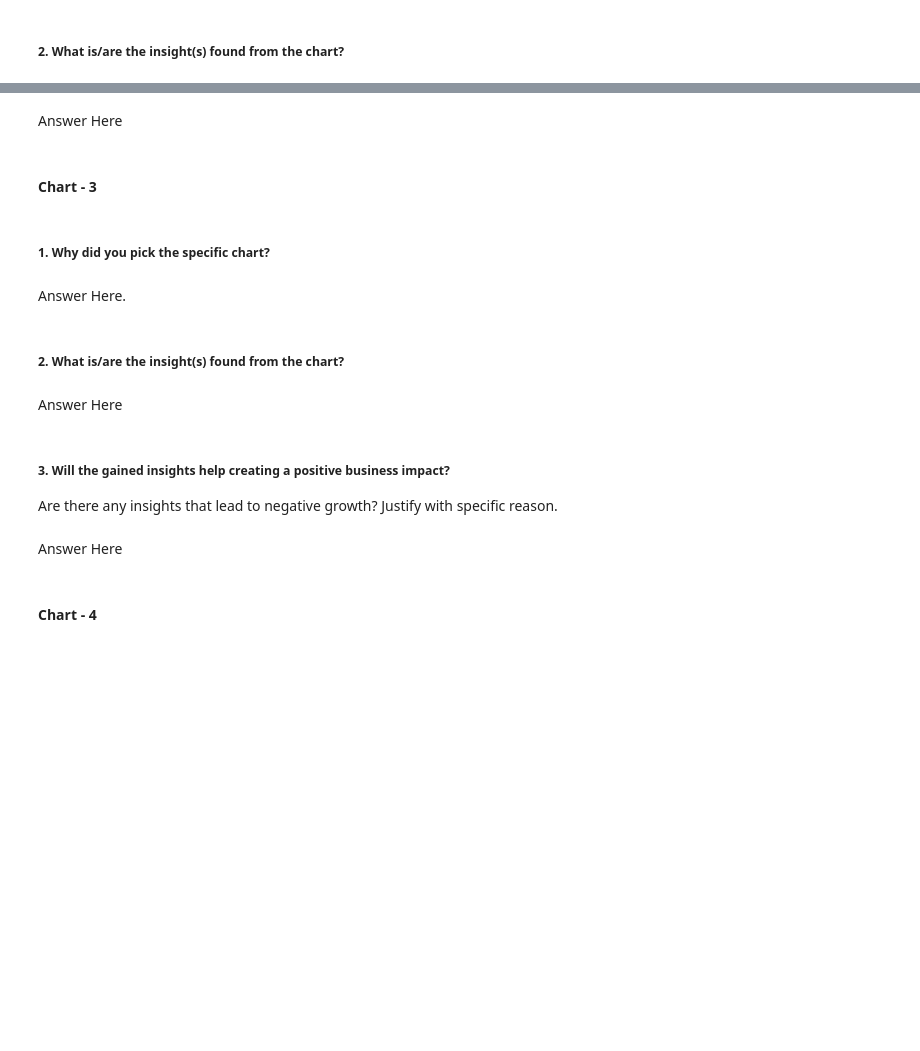
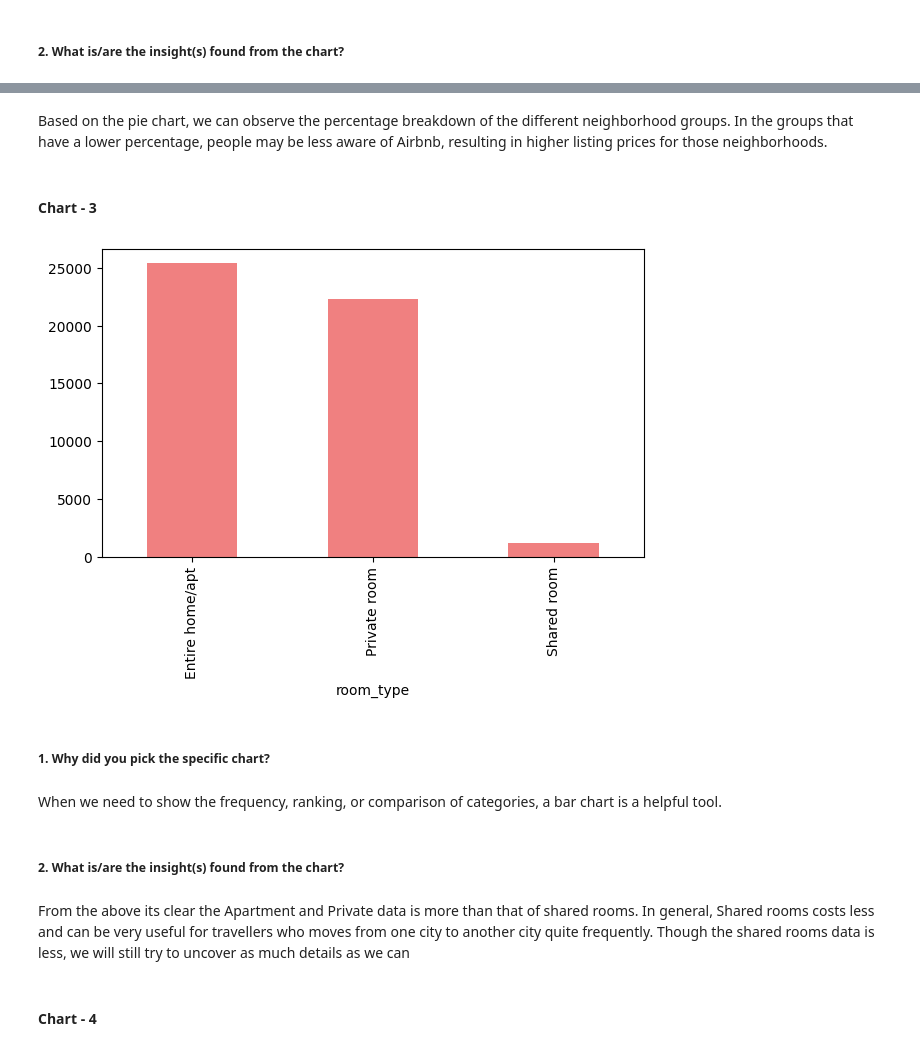
Before and after one commit to Varinder-KM/AirBnb-Bookings-Analysis-EDA, a Jupyter notebook: AirBnb_Bookings_Analysis_EDA_.ipynb, the cells around one changed output, grey strips where cells are left out. Drawn from its saved outputs; the diff is of its cells as text; code cells hidden in the pictures; blank space fills up the shorter version.

Commit message:
Data Vizualization Done

```diff
--- a/AirBnb_Bookings_Analysis_EDA_.ipynb
+++ b/AirBnb_Bookings_Analysis_EDA_.ipynb
@@ -408,4 +416,4 @@ Are there any insights that lead to negative growth? Justify with specific reaso
-# %% [markdown]
-Answer Here
+# %% [markdown]
+Based on the pie chart, we can observe the percentage breakdown of the different neighborhood groups. In the groups that have a lower percentage, people may be less aware of Airbnb, resulting in higher listing prices for those neighborhoods.
 # %% [markdown]
 #### Chart - 3
@@ -414,15 +420,18 @@ Answer Here
+# %%
+room_type = df.value_counts('room_type')
+# %%
+fig, ax = plt.subplots(figsize=(7, 4))
+room_type.plot(kind='bar', ax=ax, color='lightcoral')
+plt.show()
+# %% [output]
+[figure, added]
 # %% [markdown]
 ##### 1. Why did you pick the specific chart?
-# %% [markdown]
-Answer Here.
+# %% [markdown]
+When we need to show the frequency, ranking, or comparison of categories, a bar chart is a helpful tool.
 # %% [markdown]
 ##### 2. What is/are the insight(s) found from the chart?
-# %% [markdown]
-Answer Here
-# %% [markdown]
-##### 3. Will the gained insights help creating a positive business impact?
-Are there any insights that lead to negative growth? Justify with specific reason.
-# %% [markdown]
-Answer Here
+# %% [markdown]
+From the above its clear the Apartment and Private data is more than that of shared rooms. In general, Shared rooms costs less and can be very useful for travellers who moves from one city to another city quite frequently. Though the shared rooms data is less, we will still try to uncover as much details as we can
 # %% [markdown]
 #### Chart - 4
```
Also changed, not shown: parts of 146 cells of this notebook.
